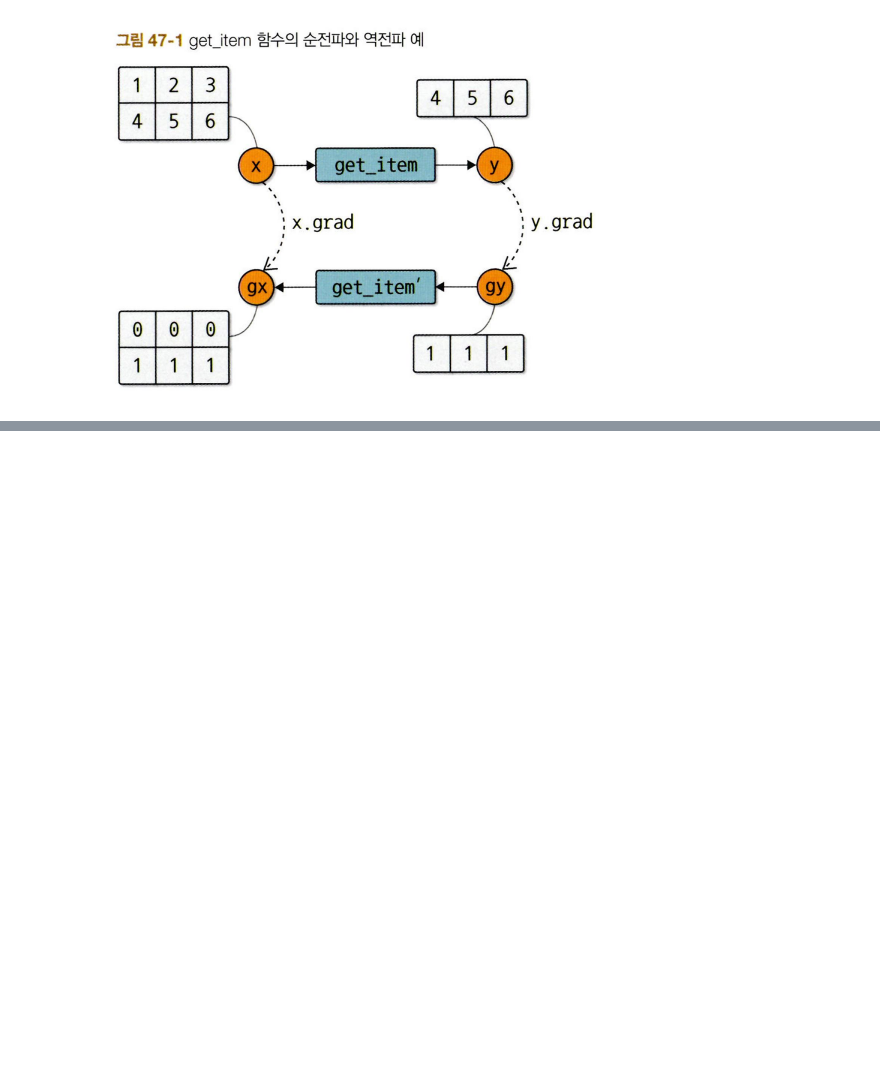
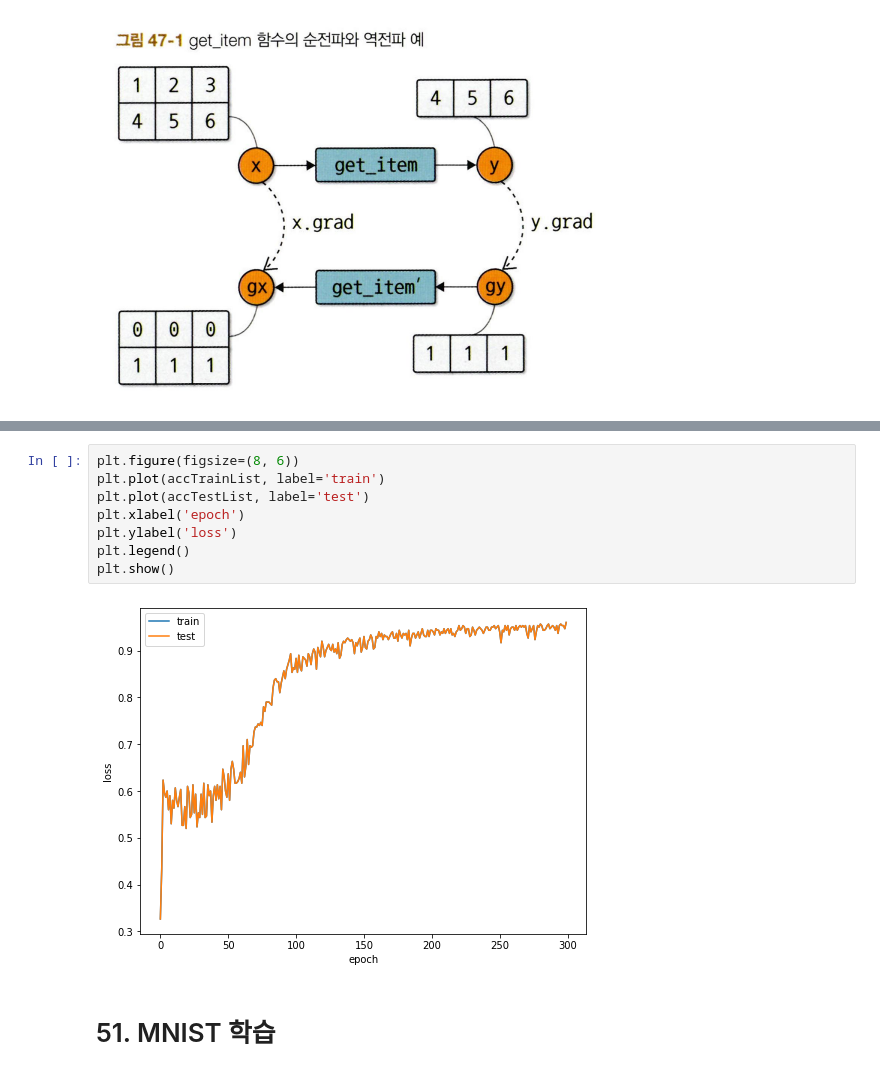
Before and after one commit to mintseok/MachineLearning, a Jupyter notebook: Deep_Learning_From_Scratch_3/제4고지.ipynb, the cells around one changed output, grey strips where cells are left out. Drawn from its saved outputs; the diff is of its cells as text; blank space fills up the shorter version.

```diff
--- a/Deep_Learning_From_Scratch_3/제4고지.ipynb
+++ b/Deep_Learning_From_Scratch_3/제4고지.ipynb
@@ -986,0 +1461,12 @@ variable([[0 0 0]
+# %%
+plt.figure(figsize=(8, 6))
+plt.plot(accTrainList, label='train')
+plt.plot(accTestList, label='test')
+plt.xlabel('epoch')
+plt.ylabel('loss')
+plt.legend()
+plt.show()
+# %% [output]
+[figure, added]
+# %% [markdown]
+# 51. MNIST 학습
```
Also changed, not shown: parts of 36 cells of this notebook.
